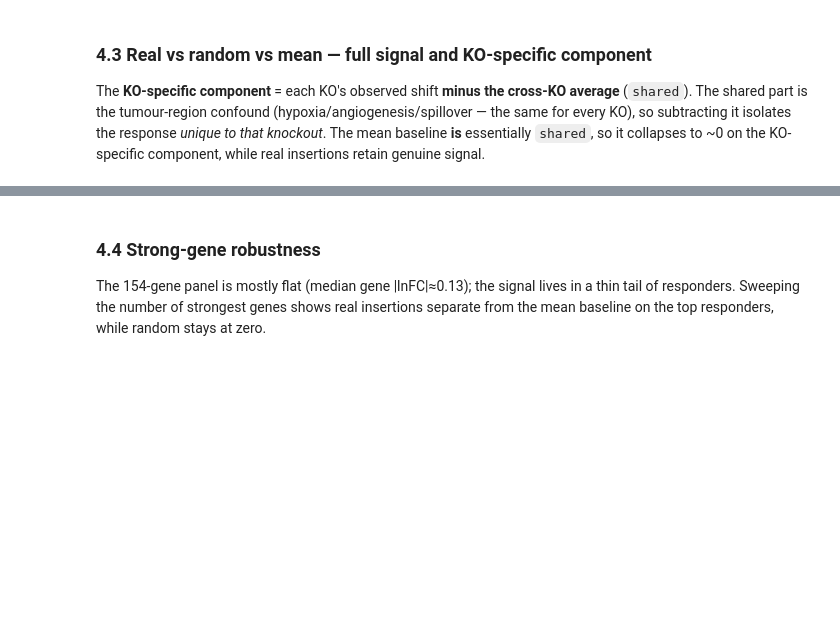
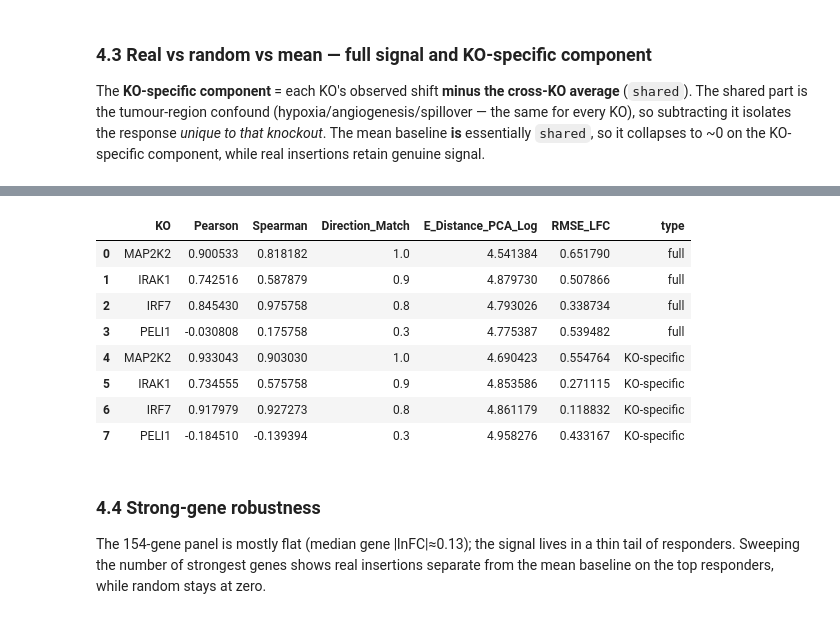
Before and after one commit to PMBio/cellina-reproducibility, a Jupyter notebook: notebooks/in_vivo/pfish_analysis.ipynb, the cells around one changed output, grey strips where cells are left out. Drawn from its saved outputs; the diff is of its cells as text; code cells hidden in the pictures; blank space fills up the shorter version.

```diff
--- a/notebooks/in_vivo/pfish_analysis.ipynb
+++ b/notebooks/in_vivo/pfish_analysis.ipynb
@@ -308,26 +301,35 @@ def match(a,pool):
     Cc=cd(pool); mu,sd=Cc.mean(0),Cc.std(0)+1e-9
     _,mi=cKDTree((Cc-mu)/sd).query((cd(a)-mu)/sd,k=1); return pool[mi]
 def rN(o_,p_,n=10): d=np.argsort(-np.abs(o_))[:n]; return pearsonr(o_[d],p_[d])[0]
+def _normalize_counts(x, eps=1e-8, scale=1e4):
+        return x / (x.sum(axis=1, keepdims=True) + eps) * scale
 
-recon = np.asarray(model.get_normalized_expression(indices=far, batch_size=2048), float)
+# recon = np.asarray(model.get_normalized_expression(indices=far, batch_size=2048), float)
+recon = adata.X[far]
+recon = _normalize_counts(recon)
 p_recon = (recon/(recon.sum(1,keepdims=True)+1e-8)*1e4).mean(0)
 def insert(sig):
     sxd = sx.copy(); sxd[far] = sig[None,:]; adata.obsm["spatial_x_cf"] = sxd
     pr = np.asarray(model.get_perturbed_expression(adata=adata, indices=far, batch_size=2048,
                                                     spatial_obsm_key="spatial_x_cf"), float)
-    return lfc((pr/(pr.sum(1,keepdims=True)+1e-8)*1e4).mean(0), p_recon)
+
+    pr = _normalize_counts(pr)
+    return lfc((pr/(pr.sum(1,keepdims=True)+1e-8)*1e4).mean(0), p_recon), pr
 
 mean_shift = lfc(pn(np.where(uT & (np.asarray(conn.dot(pc.astype(float))).ravel()>0))[0]), pn(far))
-rand = [insert(ln[rng.choice(np.where(is_cancer)[0], 300, replace=False)].mean(0)) for _ in range(5)]
+rand = [insert(ln[rng.choice(np.where(is_cancer)[0], 300, replace=False)].mean(0))[0] for _ in range(5)]
+CF_RANDOM = np.array([insert(ln[rng.choice(np.where(is_cancer)[0], 300, replace=False)].mean(0))[1] for _ in range(5)])
 
 OBS, REAL = {}, {}
+COUNTERFACTUALS = {}
 for ko in EFF:
     kc = pc & (pert==ko)
     near = np.asarray(conn.dot(kc.astype(float))).ravel()>0
     noth = np.asarray(conn.dot((pc & (pert!=ko)).astype(float))).ravel()>0
     t = np.where(uT & near & ~noth)[0]           # exclusive near-KO-T ground truth
     OBS[ko] = lfc(pn(t), pn(match(t, far)))
-    REAL[ko] = insert(ln[kc].mean(0))
+    REAL[ko] = insert(ln[kc].mean(0))[0]
+    COUNTERFACTUALS[ko] = insert(ln[kc].mean(0))[1]
 shared = np.mean([OBS[k] for k in EFF], axis=0)  # cross-KO average = shared confound
 print("computed observed shift + real insertion for", len(EFF), "KOs")
 # %% [output]
@@ -379,3 +422,44 @@ array([ 0.88824042,  0.86305324,  0.68546558, -0.37127251])
+# %%
+n_deg = 10
+counts_per_k = 1e4
+ko_results = []
+
+for k in EFF9_2:
+    deg = np.argsort(-np.abs(OBS[k]))[:n_deg]
+    lfc_pred = REAL5[k]
+    lfc_observed = OBS[k] - shared
+
+    spear, _ = spearmanr(lfc_observed[deg], lfc_pred[deg])
+    pear, _ = pearsonr(lfc_observed[deg], lfc_pred[deg])
+    dir_match_k = direction_match(lfc_observed[deg], lfc_pred[deg], k=n_deg, normalize="k")
+    edist_pca_log = compute_edistance(adata, observed=recon, predicted=COUNTERFACTUALS[k], deg=None, library_size=counts_per_k, local=True, use_pca=True)
+    mse_lfc = compute_mse_lfc(gt_vec=lfc_observed, cf_vec=lfc_pred, deg=deg)
+    rmse_lfc = np.sqrt(mse_lfc)  # Compute RMSE from MSE of log fold change
+
+    ko_results.append({
+        "KO": k,
+        "Pearson": pear,
+        "Spearman": spear,
+        "Direction_Match": dir_match_k,
+        "E_Distance_PCA_Log": edist_pca_log,
+        "RMSE_LFC": rmse_lfc
+    })
+
+# Append results list (rows) to results_df
+ko_results = pd.DataFrame(ko_results)
+ko_results['type'] = 'KO-specific'
+df_results = pd.concat([df_results, ko_results], ignore_index=True)
+df_results
+# %% [output]
+|  | KO | Pearson | Spearman | Direction_Match | E_Distance_PCA_Log | RMSE_LFC | type |
+| 0 | MAP2K2 | 0.900533 | 0.818182 | 1.0 | 4.541384 | 0.651790 | full |
+| 1 | IRAK1 | 0.742516 | 0.587879 | 0.9 | 4.879730 | 0.507866 | full |
+| 2 | IRF7 | 0.845430 | 0.975758 | 0.8 | 4.793026 | 0.338734 | full |
+| 3 | PELI1 | -0.030808 | 0.175758 | 0.3 | 4.775387 | 0.539482 | full |
+| 4 | MAP2K2 | 0.933043 | 0.903030 | 1.0 | 4.690423 | 0.554764 | KO-specific |
+| 5 | IRAK1 | 0.734555 | 0.575758 | 0.9 | 4.853586 | 0.271115 | KO-specific |
+| 6 | IRF7 | 0.917979 | 0.927273 | 0.8 | 4.861179 | 0.118832 | KO-specific |
+| 7 | PELI1 | -0.184510 | -0.139394 | 0.3 | 4.958276 | 0.433167 | KO-specific |
 # %% [markdown]
 ### 4.4 Strong-gene robustness
 
```
Also changed, not shown: parts of 7 cells of this notebook.
